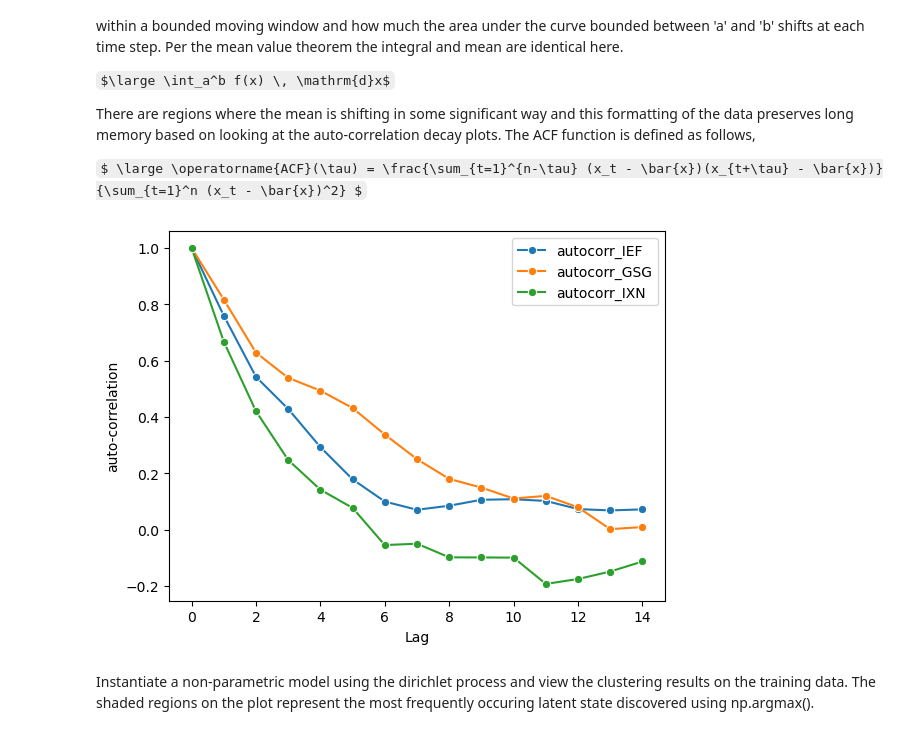
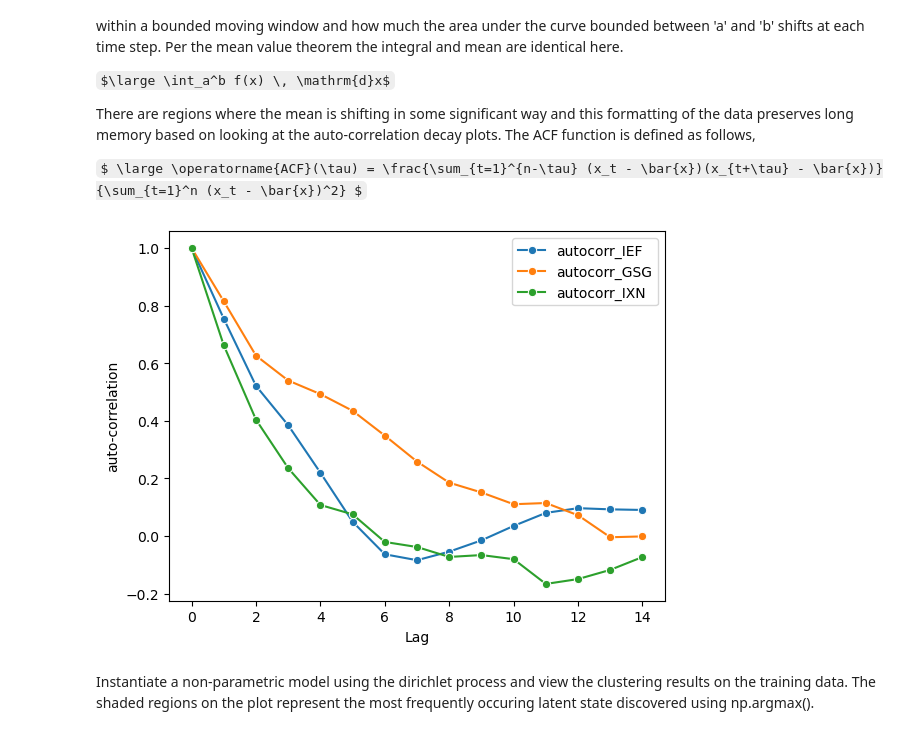
Before and after one commit to regimelab/notebooks, a Jupyter notebook: variational_inference.ipynb, the cells around one changed output. Saved outputs shown, nothing was run; the diff lists cells and outputs as text; code cells hidden in the pictures; some formulas as TeX source.

```diff
--- a/variational_inference.ipynb
+++ b/variational_inference.ipynb
@@ -63,31 +63,31 @@ $ \large \operatorname{ACF}(\tau) = \frac{\sum_{t=1}^{n-\tau} (x_t - \bar{x})(x_
 # %%
 import scipy.stats as stats
 m6_subset = m6_assets.copy()
 
 # Window length 15 days
 wlen = 15
 
 # First convert to log price and produce rolling mean window
 m6_subset = m6_subset.apply(np.log).rolling(wlen).mean()
 
 # Then apply final 1st-order differencing to get a rate-of-change
 m6_subset = m6_subset.apply(np.diff).dropna().reset_index().drop(columns='index')
 
 # Apply z-score to make the series mean-reverting and standardize variance
-#m6_subset['IEF'] = stats.zscore(m6_subset['IEF'])
-#m6_subset['GSG'] = stats.zscore(m6_subset['GSG'])
-#m6_subset['IXN'] = stats.zscore(m6_subset['IXN'])
+m6_subset['IEF'] = stats.zscore(m6_subset['IEF'])
+m6_subset['GSG'] = stats.zscore(m6_subset['GSG'])
+m6_subset['IXN'] = stats.zscore(m6_subset['IXN'])
 
 # View Auto Correlation
 decay_func = lambda S, _range: [S.apply(abs).autocorr(lag=Lag) for Lag in _range]
 sns.lineplot(data=decay_func(m6_subset['IEF'], range(0, wlen)), label='autocorr_IEF', marker='o')
 sns.lineplot(data=decay_func(m6_subset['GSG'], range(0, wlen)), label='autocorr_GSG', marker='o')
 sns.lineplot(data=decay_func(m6_subset['IXN'], range(0, wlen)), label='autocorr_IXN', marker='o')
 plt.xlabel('Lag')
 plt.ylabel('auto-correlation')
 plt.show()
 # %% [output]
-[figure, old version]
+[figure, new version]
 # %% [markdown]
 Instantiate a non-parametric model using the dirichlet process and view the clustering results on the training data. The shaded regions on the plot represent the most frequently occuring latent state discovered using np.argmax().
 # %%
```
Also changed, not shown: parts of 2 cells of this notebook.
